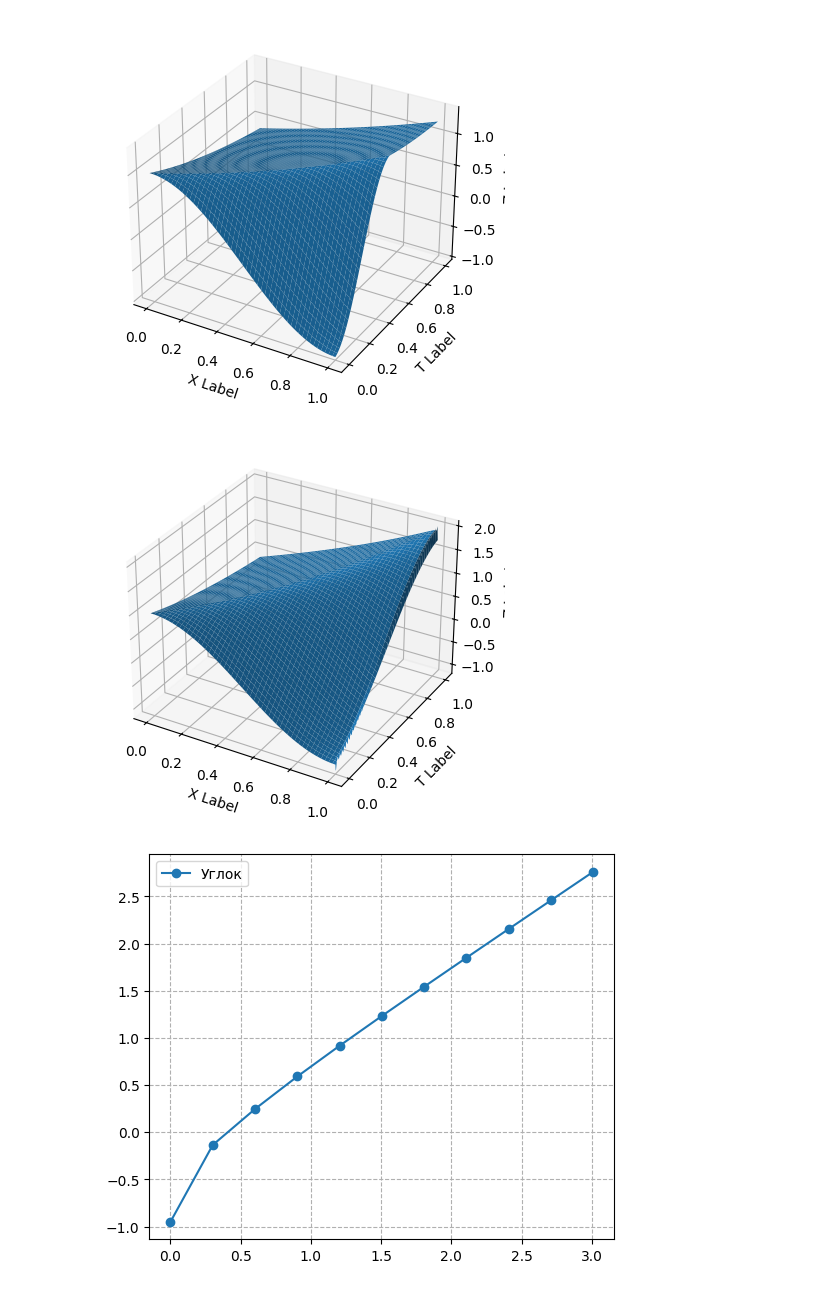
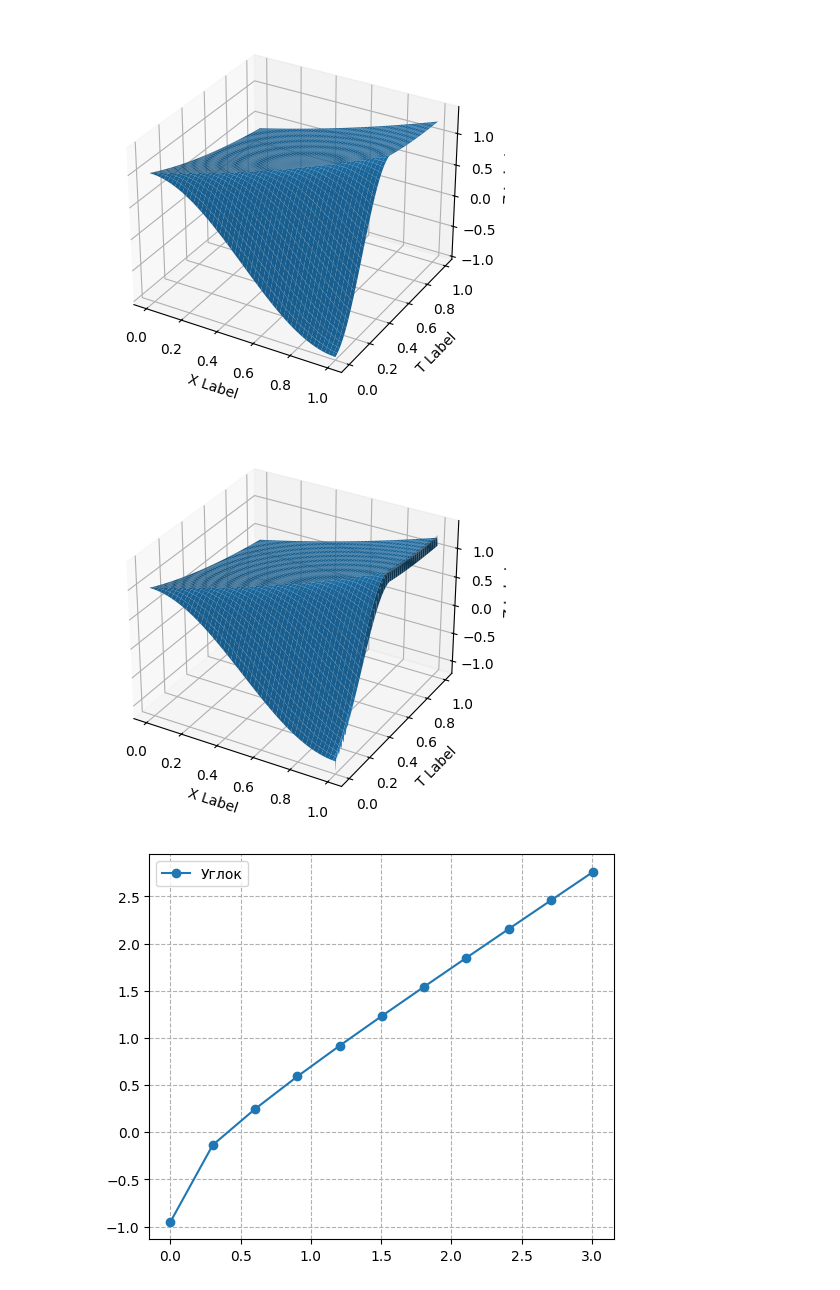
Before and after one commit to NeroMipt/Computational-math, a Jupyter notebook: lab5.ipynb, the cells around one changed output. Drawn from its saved outputs; the diff is of its cells as text; code cells hidden in the pictures.

```diff
--- a/lab5.ipynb
+++ b/lab5.ipynb
@@ -108,35 +108,35 @@ def four_point():
 
 
     for i in range(K-1):
        for j in range(1, M+1):
-           Cell[i+1][j] = Cell[i][j] + tau*(tau * i + h * (j-1) + tau*(Cell[i][j+1] - 2*Cell[i][j] + Cell[i][j-1])/(h*h) - (Cell[i][j+1] - Cell[i][j-1]) / (2*h))
+           Cell[i+1][j] = Cell[i][j] + tau*(tau * i + h * j + 2*tau*(Cell[i][j+1] - 2*Cell[i][j] + Cell[i][j-1])/(h*h) - (Cell[i][j+1] - Cell[i][j-1]) / (h))
 
 
     U = np.zeros((K, M))
 
     for i in range(K):
         for j in range(M):
             U[i][j] = Cell[i][j]
     return U
 
 U = four_point()
 
 fig = plt.figure()
 ax = fig.add_subplot(111, projection='3d')
 x = np.linspace(0.0, 1.0, M)
 t = np.linspace(0.0, 1.0, K)
 X, T = np.meshgrid(x, t)
 
 
 ax.plot_surface(X, T, U)
 
 ax.set_xlabel('X Label')
 ax.set_ylabel('T Label')
 ax.set_zlabel('Z Label')
 
 plt.show()
 # %% [output]
-[figure, old version]
+[figure, new version]
 # %%
 def analic(t, x):
     if(2*t <= x):
```
Also changed, not shown: parts of 1 cell of this notebook.
